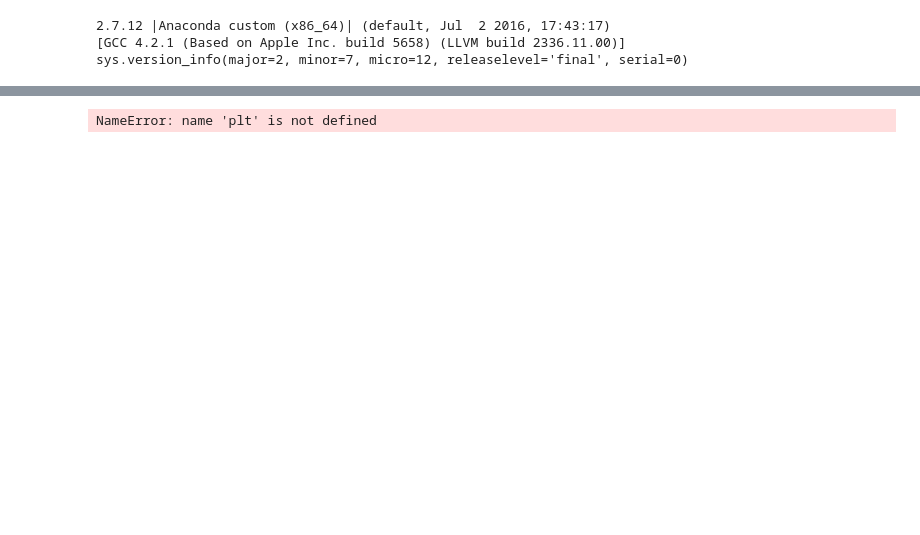
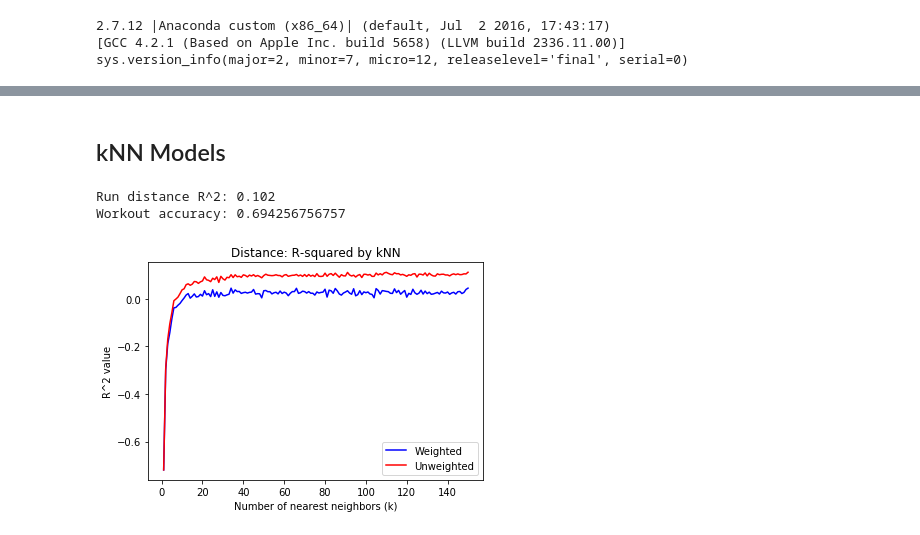
Before and after one commit to dalpert/RoboCoach, a Jupyter notebook: CS108 kNN.ipynb, the cells around one changed output, grey strips where cells are left out. Saved outputs shown, nothing was run; the diff lists cells and outputs as text; code cells hidden in the pictures; blank space fills up the shorter version.

Commit message:
cleaned up and final code for knn models

```diff
--- a/CS108 kNN.ipynb
+++ b/CS108 kNN.ipynb
@@ -145,13 +34,2 @@ np.array([10,1,0]).reshape(1,-1).shape
-# %%
-#train, test = train_test_split(dat_knn, test_size = 0.3)
-#print take_xs(train).shape
-r_runs = [None]*40
-for k in range(1,40):
-    neighbors_run = KNN(n_neighbors=k)
-    neighbors_run.fit(train[['run_dist', 'difficulty', 'is_workout']], train['run_dist_1'])
-    y_pred_run = neighbors_run.predict(test[['run_dist', 'difficulty', 'is_workout']])
-    r_runs[k-1] = neighbors_run.score(test[['run_dist', 'difficulty', 'is_workout']], test['run_dist_1'])
-# %%
-plt.plot(r_runs)
-# %% [output]
-NameError: name 'plt' is not defined
+# %% [markdown]
+## kNN Models
@@ -157,0 +51,42 @@ NameError: name 'plt' is not defined
+# %%
+print 'Run distance R^2:', str(round(r_run,3))
+#print(r_work)
+
+print 'Workout accuracy:', str(sum(y_pred_work_bin == test['is_workout_1'])/float(len(test['is_workout_1'])))
+# %% [output]
+Run distance R^2: 0.102
+Workout accuracy: 0.694256756757
+# %%
+# Tuning for unweighted vs. weighted and optimal k
+avg_rsq_weight = [None]*150
+avg_rsq_unweight = [None]*150
+for k in range(150):
+    rsq_weight = [None]*20
+    rsq_unweight = [None]*20
+    for i in range(20):
+        train, test = train_test_split(dat_knn, test_size = 0.3)
+        # Unweighted
+        neighbors_run_un = KNN(n_neighbors=k+1)
+        neighbors_run_un.fit(train[['run_dist', 'difficulty', 'is_workout']], train['run_dist_1'])
+        y_pred_run_un = neighbors_run_un.predict(test[['run_dist', 'difficulty', 'is_workout']])
+        r_run_un = neighbors_run_un.score(test[['run_dist', 'difficulty', 'is_workout']], test['run_dist_1'])
+        rsq_unweight[i] = r_run_un
+        # Weighted
+        neighbors_run_w = KNN(n_neighbors=k+1, weights='distance')
+        neighbors_run_w.fit(train[['run_dist', 'difficulty', 'is_workout']], train['run_dist_1'])
+        y_pred_run_w = neighbors_run_w.predict(test[['run_dist', 'difficulty', 'is_workout']])
+        r_run_w = neighbors_run_w.score(test[['run_dist', 'difficulty', 'is_workout']], test['run_dist_1'])
+        rsq_weight[i] = r_run_w
+    avg_rsq_weight[k] = float(sum(rsq_weight))/len(rsq_weight)
+    avg_rsq_unweight[k] = float(sum(rsq_unweight))/len(rsq_unweight)
+# %%
+# Plot optimal k
+plt.plot(range(1,151), avg_rsq_weight, c='b', label='Weighted')
+plt.plot(range(1,151), avg_rsq_unweight, c='r', label='Unweighted')
+plt.title('Distance: R-squared by kNN')
+plt.xlabel('Number of nearest neighbors (k)')
+plt.ylabel('R^2 value')
+plt.legend(['Weighted', 'Unweighted'])
+plt.show()
+# %% [output]
+[figure, added]
```
Also changed, not shown: parts of 47 cells of this notebook.
